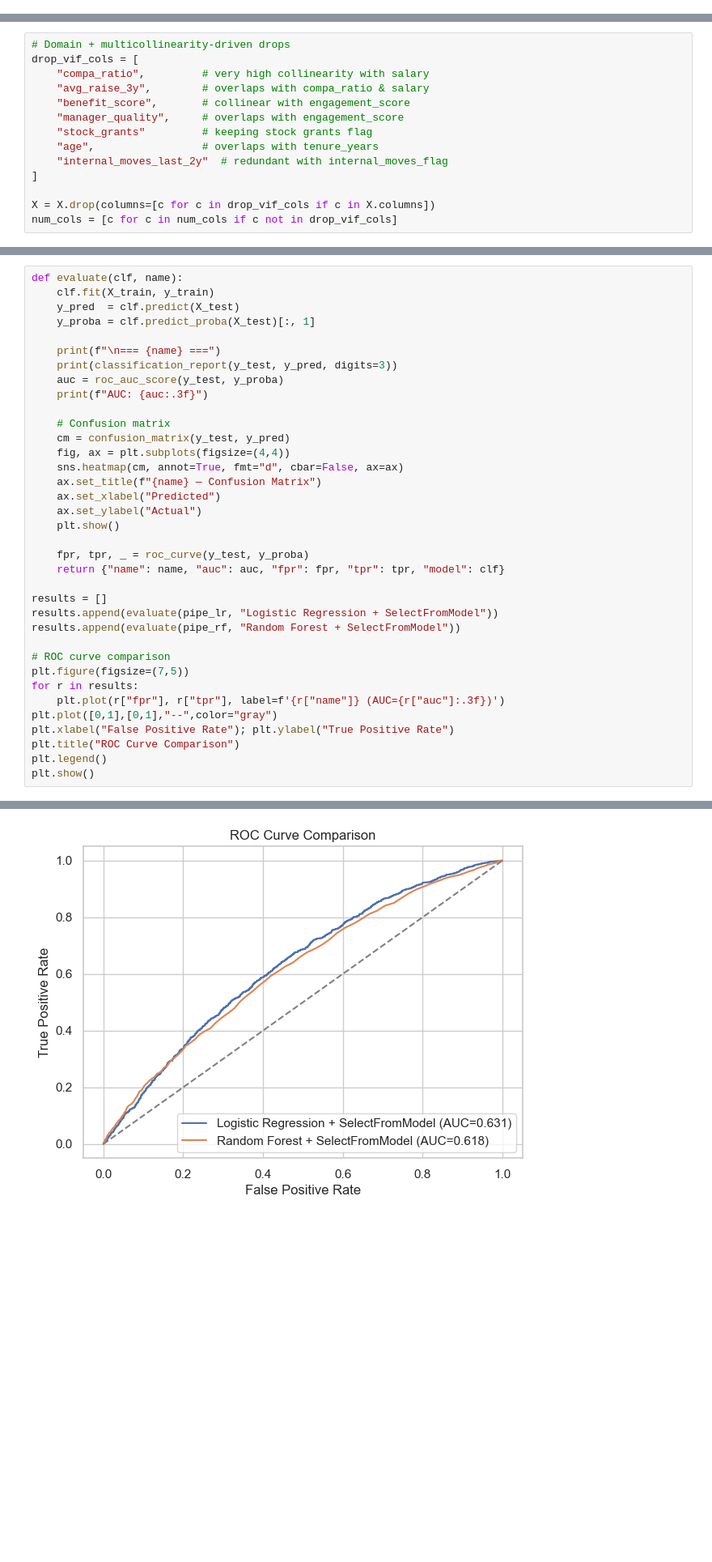
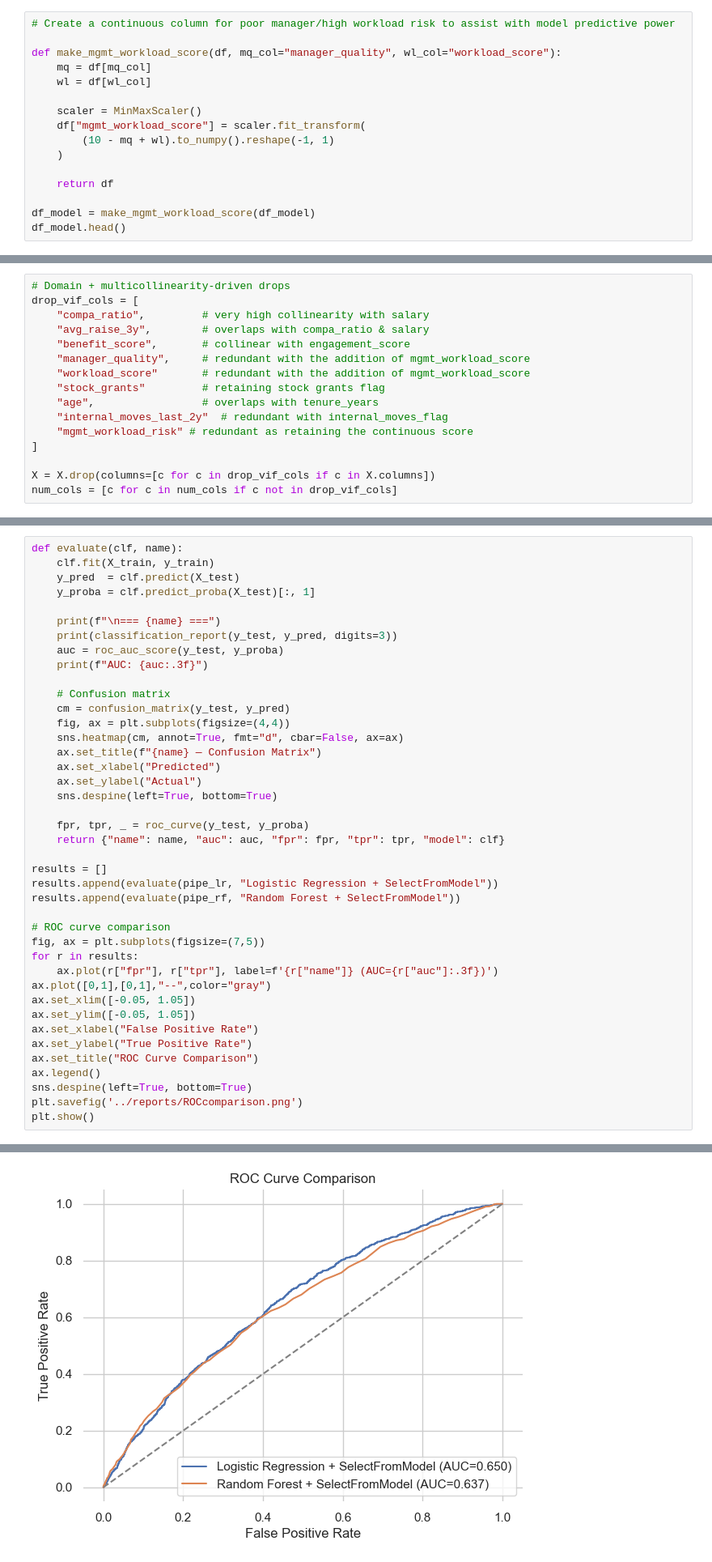
Before and after one commit to Stewart-Robertson/streamlit-hr-prediction, a Jupyter notebook: notebooks/03_modelling.ipynb, the cells around one changed output, grey strips where cells are left out. Shown: that part at 81% size. Drawn from its saved outputs; the diff is of its cells as text; blank space fills up the shorter version.

Commit message:
Added derived columns to improve model performance

```diff
--- a/notebooks/03_modelling.ipynb
+++ b/notebooks/03_modelling.ipynb
@@ -78,0 +99,16 @@ Dropping (domain/leakage): ['employee_id', 'exit_interview_scheduled', 'offboard
+# %%
+# Create a continuous column for poor manager/high workload risk to assist with model predictive power
+
+def make_mgmt_workload_score(df, mq_col="manager_quality", wl_col="workload_score"):
+    mq = df[mq_col]
+    wl = df[wl_col]
+
+    scaler = MinMaxScaler()
+    df["mgmt_workload_score"] = scaler.fit_transform(
+        (10 - mq + wl).to_numpy().reshape(-1, 1)
+    )
+
+    return df
+
+df_model = make_mgmt_workload_score(df_model)
+df_model.head()
@@ -134,10 +184,12 @@ drop_vif_cols = [
     "compa_ratio",         # very high collinearity with salary
     "avg_raise_3y",        # overlaps with compa_ratio & salary
     "benefit_score",       # collinear with engagement_score
-    "manager_quality",     # overlaps with engagement_score
-    "stock_grants"         # keeping stock grants flag
+    "manager_quality",     # redundant with the addition of mgmt_workload_score
+    "workload_score"       # redundant with the addition of mgmt_workload_score
+    "stock_grants"         # retaining stock grants flag
     "age",                 # overlaps with tenure_years
     "internal_moves_last_2y"  # redundant with internal_moves_flag
+    "mgmt_workload_risk" # redundant as retaining the continuous score
 ]
 
 X = X.drop(columns=[c for c in drop_vif_cols if c in X.columns])
@@ -204,7 +256,7 @@ def evaluate(clf, name):
     ax.set_title(f"{name} — Confusion Matrix")
     ax.set_xlabel("Predicted")
     ax.set_ylabel("Actual")
-    plt.show()
+    sns.despine(left=True, bottom=True)
 
     fpr, tpr, _ = roc_curve(y_test, y_proba)
     return {"name": name, "auc": auc, "fpr": fpr, "tpr": tpr, "model": clf}
@@ -214,13 +266,18 @@ results.append(evaluate(pipe_lr, "Logistic Regression + SelectFromModel"))
 results.append(evaluate(pipe_rf, "Random Forest + SelectFromModel"))
 
 # ROC curve comparison
-plt.figure(figsize=(7,5))
+fig, ax = plt.subplots(figsize=(7,5))
 for r in results:
-    plt.plot(r["fpr"], r["tpr"], label=f'{r["name"]} (AUC={r["auc"]:.3f})')
-plt.plot([0,1],[0,1],"--",color="gray")
-plt.xlabel("False Positive Rate"); plt.ylabel("True Positive Rate")
-plt.title("ROC Curve Comparison")
-plt.legend()
+    ax.plot(r["fpr"], r["tpr"], label=f'{r["name"]} (AUC={r["auc"]:.3f})')
+ax.plot([0,1],[0,1],"--",color="gray")
+ax.set_xlim([-0.05, 1.05])
+ax.set_ylim([-0.05, 1.05])
+ax.set_xlabel("False Positive Rate")
+ax.set_ylabel("True Positive Rate")
+ax.set_title("ROC Curve Comparison")
+ax.legend()
+sns.despine(left=True, bottom=True)
+plt.savefig('../reports/ROCcomparison.png')
 plt.show()
 # %% [output]
 === Logistic Regression + SelectFromModel ===
@@ -249,5 +301,5 @@ AUC: 0.618
 [figure]
-[figure, old version]
+[figure, new version]
 # %%
 best = max(results, key=lambda r: r["auc"])
 best_name = best["name"]
```
Also changed, not shown: parts of 10 cells of this notebook, 5 other files.
